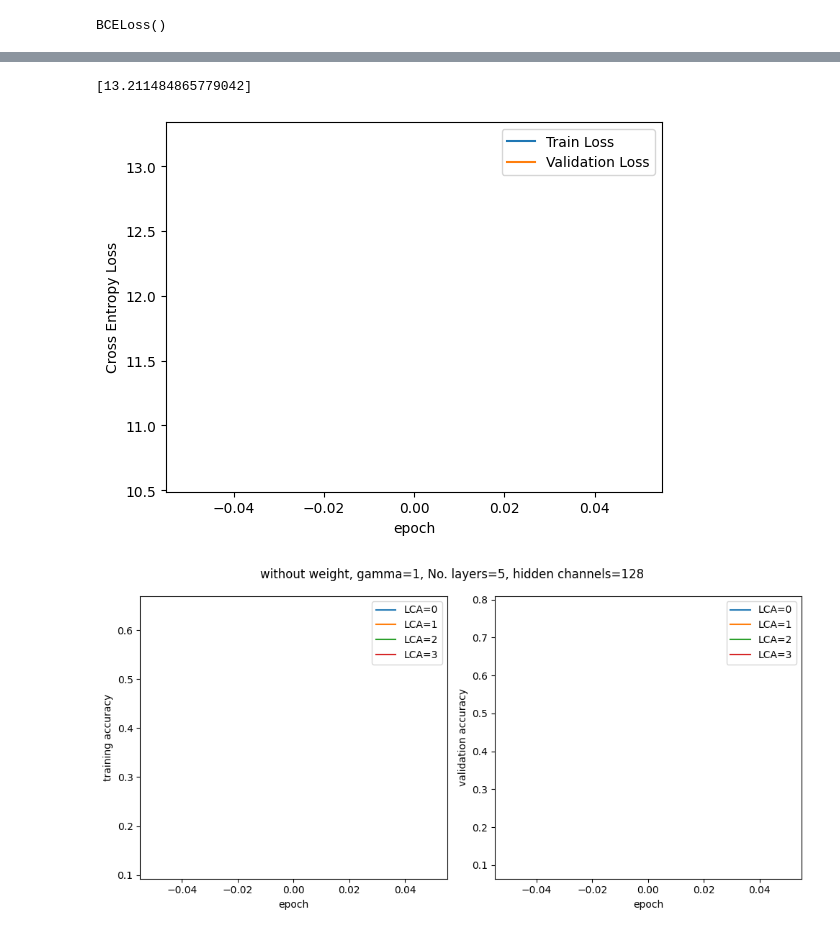
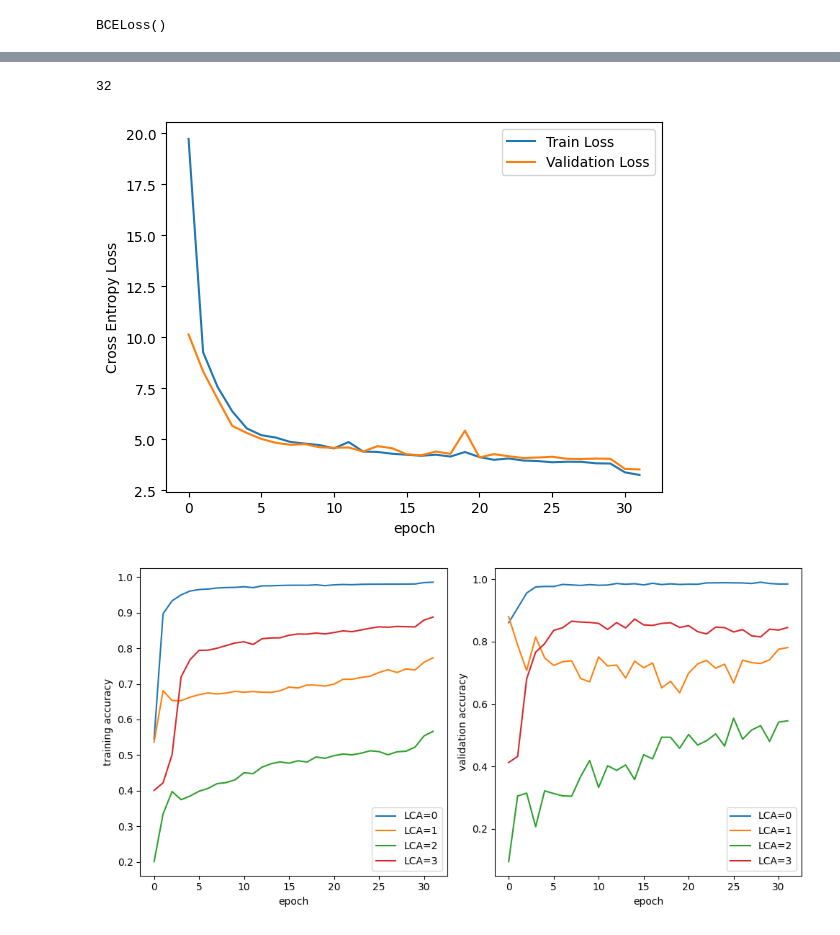
Before and after one commit to willsutcliffe/scalable_mtl_hgnn, a Jupyter notebook: Train.ipynb, the cells around one changed output, grey strips where cells are left out. Drawn from its saved outputs; the diff is of its cells as text; code cells hidden in the pictures.

```diff
--- a/Train.ipynb
+++ b/Train.ipynb
@@ -67,3 +139,5 @@ criterionBCE.cuda()
 criterionBCEnodes.cuda()
 # %% [output]
 BCELoss()
+# %%
+add_BCE = True
@@ -259,0 +403,27 @@ for epoch in range(EPOCHS):
+# %%
+optimizer = torch.optim.Adam(myModel.parameters(), lr=0.0001)
+
+epoch_number = 32
+
+EPOCHS = 2
+
+best_vloss = 1_000_000.
+
+for epoch in range(EPOCHS):
+    print("epoch no. ", (epoch_number + 1))
+
+    # Make sure gradient tracking is on, and do a pass over the data
+    myModel.train(True)
+    tr_loss, tr_acc= train_one_epoch(epoch_number)
+    lst_tr_loss.append(tr_loss)
+    lst_tr_acc.append(tr_acc)
+#     break
+    # We don't need gradients on to do reporting
+    myModel.train(False)
+    vl_loss, vl_acc= eval_one_epoch(epoch_number)
+    lst_vl_loss.append(vl_loss)
+    lst_vl_acc.append(vl_acc)
+
+    print(f'Train Loss: {tr_loss:03f}')
+
+    epoch_number += 1
@@ -270,6 +452,18 @@ for vl_acc in lst_vl_acc:
     class3_acc_vl.append(vl_acc[2])
     class4_acc_vl.append(vl_acc[3])
 # %%
+class1_acc_vl=[]
+class2_acc_vl=[]
+class3_acc_vl=[]
+class4_acc_vl=[]
+
+
+for vl_acc in lst_vl_acc:
+    class1_acc_vl.append(vl_acc[0])
+    class2_acc_vl.append(vl_acc[1])
+    class3_acc_vl.append(vl_acc[2])
+    class4_acc_vl.append(vl_acc[3])
+
 class1_acc_tr=[]
 class2_acc_tr=[]
 class3_acc_tr=[]
@@ -282,21 +476,21 @@ for tr_acc in lst_tr_acc:
     class3_acc_tr.append(tr_acc[2])
     class4_acc_tr.append(tr_acc[3])
 # %%
-lst_tr_loss
+len(lst_tr_loss)
 # %% [output]
-[13.211484865779042]
+32
 # %%
 import matplotlib.pyplot as plt
 import os
 
 
 
-plt_numlayer = "{}{}".format("No. layers=", NUM_LAYERS)
-plt_channel = "{}{}".format("hidden channels=", HIDDEN_CHANNELS)
-plt_mlp = "{}{}".format("mlpout=", MLP_OUTPUT_SIZE)
-plt_step = "{}{}".format("step=", STEP_SIZE)
+# plt_numlayer = "{}{}".format("No. layers=", NUM_LAYERS)
+# plt_channel = "{}{}".format("hidden channels=", HIDDEN_CHANNELS)
+# plt_mlp = "{}{}".format("mlpout=", MLP_OUTPUT_SIZE)
+# plt_step = "{}{}".format("step=", STEP_SIZE)
 
-plt_filename = "{}{}{}{}".format("L", NUM_LAYERS, "C", HIDDEN_CHANNELS)
+# plt_filename = "{}{}{}{}".format("L", NUM_LAYERS, "C", HIDDEN_CHANNELS)
 
 
 plt.plot(lst_tr_loss, label="Train Loss")
@@ -308,43 +502,43 @@ plt.ylabel('Cross Entropy Loss')
 
 
 plt.legend()
-plt.savefig("loss_new_4.png")
-# plt.savefig("figures_Oct/"+file_batch+"/loss_"+plt_filename+"_2cores_norm"+".png")
+#plt.savefig("loss_weighted_message_passing_BCE_Jan25_32epochs_4block.png")
+#plt.savefig("figures_Oct/"+file_batch+"/loss_"+plt_filename+"_2cores_norm"+".png")
 
 plt.show()
 # %% [output]
-[figure, old version]
+[figure, new version]
 # %%
 fig, axarr = plt.subplots(1, 2, figsize=(10, 5))
 # fig.suptitle(plt_numlayer +', '+ plt_channel+', '+plt_mlp+', '+plt_step, fontsize=14)
 # fig.suptitle("without weight, gamma=3")
-fig.suptitle("without weight, gamma=1, " + plt_numlayer +', '+ plt_channel)
+# fig.suptitle("without weight, gamma=1, " + plt_numlayer +', '+ plt_channel)
 
 # plt.title("with weight, gamma=3")
 
 
 axarr[0].plot(class1_acc_tr, label="LCA=0")
 axarr[0].plot(class2_acc_tr, label="LCA=1")
 axarr[0].plot(class3_acc_tr, label="LCA=2")
 axarr[0].plot(class4_acc_tr, label="LCA=3")
 
 axarr[0].set_xlabel('epoch')
 axarr[0].set_ylabel('training accuracy')
 
 axarr[0].legend()
 
 axarr[1].plot(class1_acc_vl, label="LCA=0")
 axarr[1].plot(class2_acc_vl, label="LCA=1")
 axarr[1].plot(class3_acc_vl, label="LCA=2")
 axarr[1].plot(class4_acc_vl, label="LCA=3")
 
 axarr[1].set_xlabel('epoch')
 axarr[1].set_ylabel('validation accuracy')
 
 axarr[1].legend()
 
 fig.tight_layout()
 # fig.subplots_adjust(top=0.88)
-plt.savefig("acc_LCAloss_BCE_pruning_from_epoch_30_new_4"+".png")
+#plt.savefig("acc_LCAloss_wMP_BCE_32epoch_4block"+".png")
 # %% [output]
-[figure, old version]
+[figure, new version]
```
Also changed, not shown: parts of 122 cells of this notebook, 21 other files.
